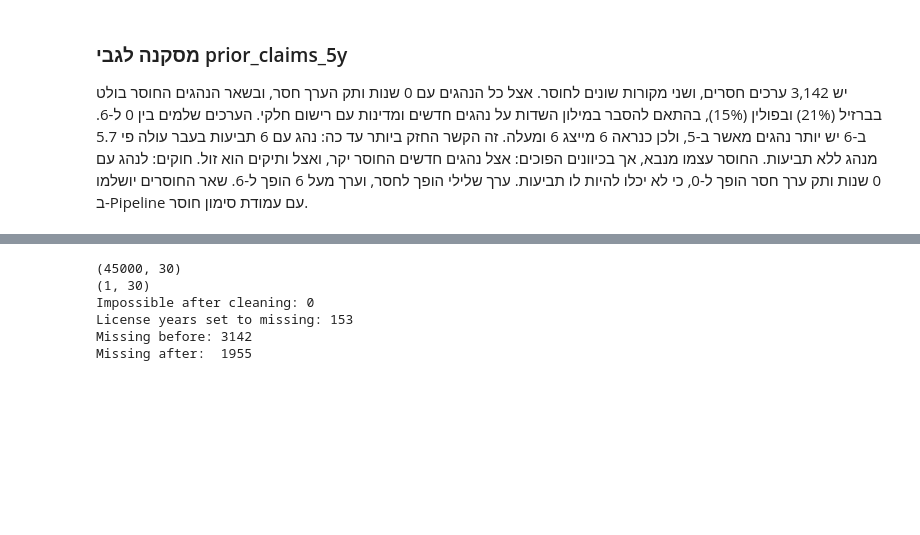
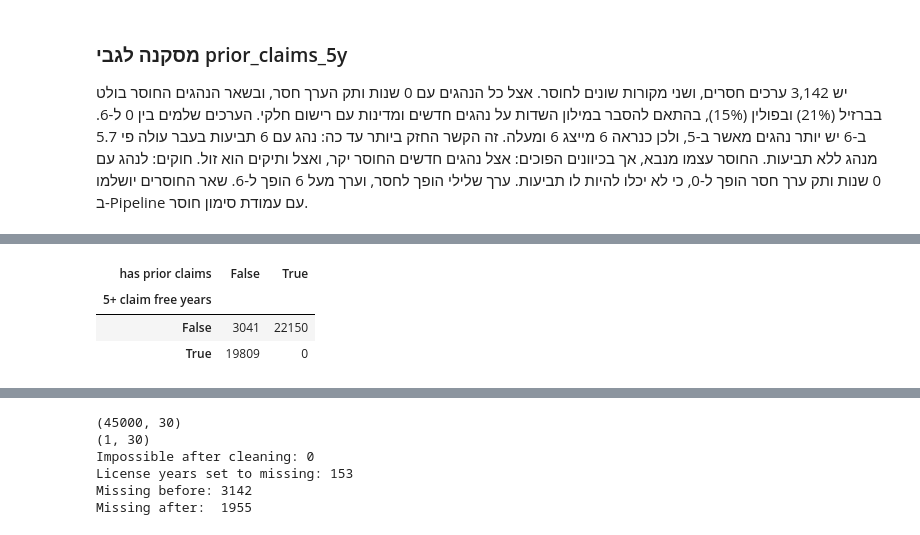
Before and after one commit to liadrimer/car-insurance-claim-prediction, a Jupyter notebook: cleaning_driver.ipynb, the cells around one changed output, grey strips where cells are left out. Saved outputs shown, nothing was run; the diff lists cells and outputs as text; code cells hidden in the pictures; blank space fills up the shorter version.

```diff
--- a/cleaning_driver.ipynb
+++ b/cleaning_driver.ipynb
@@ -704,0 +742,9 @@ df.pivot_table(index=new_driver.rename("new_driver"), columns=missing_prior.rena
+# %%
+# בדיקת עקביות מול התביעות בעבר: מי שיש לו חמש שנים ומעלה ללא תביעה לא אמור להיות עם תביעות בחמש השנים האחרונות
+pd.crosstab(df["no_claims_years"] >= 5, df["prior_claims_5y"] > 0,
+            rownames=["5+ claim free years"], colnames=["has prior claims"])
+# %% [output]
+| has prior claims | False | True |
+| 5+ claim free years |  |  |
+| False | 3041 | 22150 |
+| True | 19809 | 0 |
```
Also changed, not shown: parts of 5 cells of this notebook.
